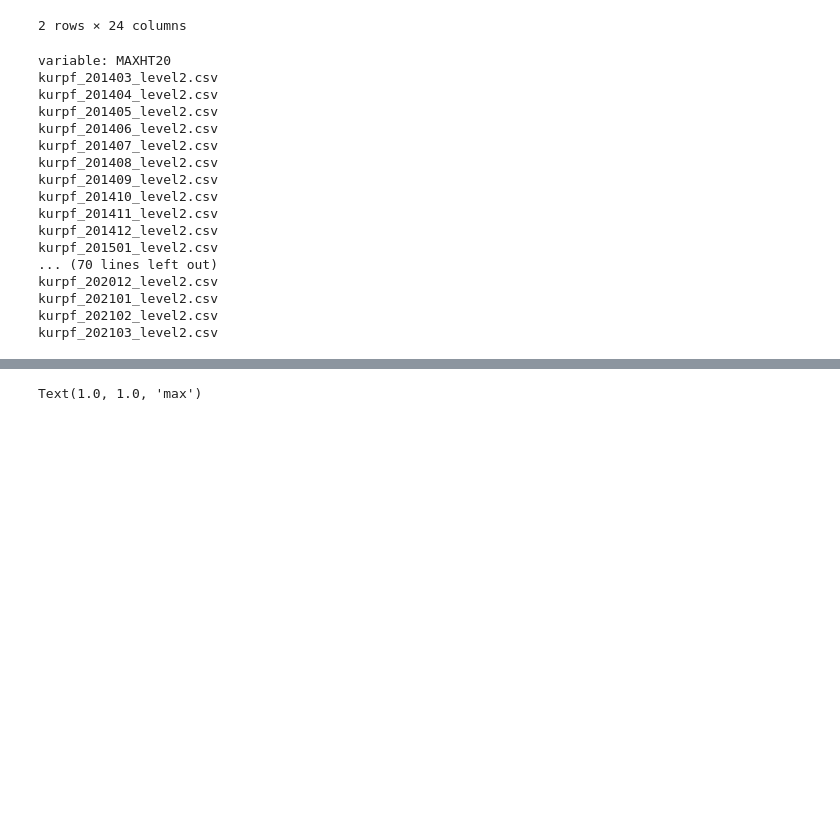
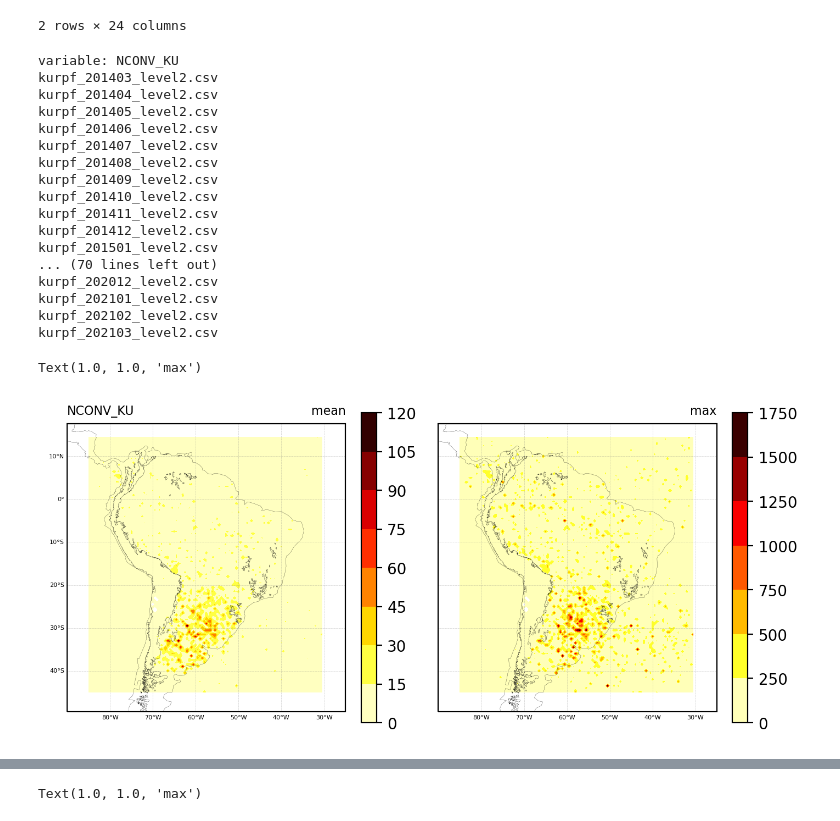
Before and after one commit to mhacarthur/PF_processing, a Jupyter notebook: jupyter/grid_PF_extract.ipynb, the cells around one changed output, grey strips where cells are left out. Saved outputs shown, nothing was run; the diff lists cells and outputs as text; code cells hidden in the pictures; blank space fills up the shorter version.

Commit message:
IMPORTANT extract PF info for a grid

```diff
--- a/jupyter/grid_test.ipynb
+++ b/jupyter/grid_PF_extract.ipynb
@@ -103,8 +103,8 @@ data_tmp.head(2)
 # var = 'MAXHT40'
 # var_name = 'MAXHT40_GT_10km'
 
-var = 'MAXHT20'
-var_name = 'MAXHT20_GT_10km'
+# var = 'MAXHT20'
+# var_name = 'MAXHT20_GT_10km'
 
 # var = 'NPIXELS_20MM'
 # var_name = 'NPIXELS_GT_20MM'
@@ -112,8 +112,8 @@ var_name = 'MAXHT20_GT_10km'
 # var = 'NPIXELS_30MM'
 # var_name = 'NPIXELS_GT_30MM'
 
-# var = 'NCONV_KU'
-# var_name = 'NCONV'
+var = 'NCONV_KU'
+var_name = 'NCONV'
 
 # var = 'MIN85PCT'
 # var_name = 'MIN85PCT_LT_225K'
@@ -145,6 +145,7 @@ for t in range(len_files):
     print(name_out)
 
     data = pd.read_csv(file_in)
+    # data_cut = data[(data['NPIXELS_30MM']!=0)&(data[var]<225)]
     data_cut = data[data[var]!=0]
 
     PF_GPD = gpd.GeoDataFrame(data=data_cut[var],geometry=gpd.points_from_xy(data_cut['lon'],data_cut['lat'], crs="EPSG:4326"))
@@ -153,14 +154,13 @@ for t in range(len_files):
     test = wells_cell.groupby(['index_right'], as_index=False).mean()
 
     bay_area_grid = cell.merge(test, on = 'index', how = "left")
-    bay_area_grid[var] = bay_area_grid[var].fillna(0)
-    # bay_area_grid[var] = bay_area_grid[var].astype(int)
+    # bay_area_grid[var] = bay_area_grid[var].fillna(0)
 
     data_out = bay_area_grid[var].values.reshape(nlon, nlat).T
 
     pf_count[t,:,:] = data_out
 # %% [output]
-variable: MAXHT20
+variable: NCONV_KU
 kurpf_201403_level2.csv
 kurpf_201404_level2.csv
 kurpf_201405_level2.csv
@@ -179,0 +230,53 @@ kurpf_202103_level2.csv
+# %%
+linewidth_limit = 0.5
+
+# cmap reds
+cmap = plt.get_cmap('hot_r')
+
+proj = ccrs.PlateCarree()
+
+fig = plt.figure(figsize=(8,8),dpi=200)
+gs = gridspec.GridSpec(1,2)
+
+#=====================================================================================================
+ax1 = plt.subplot(gs[0, 0], projection = proj)
+ax1.coastlines(linestyle='-',linewidth=0.1,color='black',zorder=4)
+ax1.add_geometries(andes,proj,edgecolor='k',facecolor='None',linestyle='-',linewidth=0.1,zorder=5)
+ax1.set_extent([-90,-25,-45,15])
+
+gl = ax1.gridlines(crs=proj,draw_labels=True,linewidth=0.2,color='gray',alpha=0.5,linestyle='--')
+gl.top_labels = False
+gl.bottom_labels = True
+gl.left_labels = True
+gl.right_labels = False
+gl.xlabel_style = {'size': 4, 'color': 'k'}
+gl.ylabel_style = {'size': 4, 'color': 'k'}
+
+# a1 = ax1.scatter(data_cut['lon'],data_cut['lat'],s=data_cut[var]/data_cut[var].max(),c=data_cut[var],alpha=1,vmin=1,vmax=22,cmap=cmap)
+a1 = ax1.contourf(lon2d, lat2d, np.nanmean(pf_count,axis=0),levels=None,cmap=cmap)
+plt.colorbar(a1,fraction=0.05,ticks=None)
+
+ax1.set_title(var,fontsize=8,loc='left')
+ax1.set_title('mean',fontsize=8,loc='right')
+
+#=====================================================================================================
+ax1 = plt.subplot(gs[0, 1], projection = proj)
+ax1.coastlines(linestyle='-',linewidth=0.1,color='black',zorder=4)
+ax1.add_geometries(andes,proj,edgecolor='k',facecolor='None',linestyle='-',linewidth=0.1,zorder=5)
+ax1.set_extent([-90,-25,-45,15])
+
+gl = ax1.gridlines(crs=proj,draw_labels=True,linewidth=0.2,color='gray',alpha=0.5,linestyle='--')
+gl.top_labels = False
+gl.bottom_labels = True
+gl.left_labels = False
+gl.right_labels = False
+gl.xlabel_style = {'size': 4, 'color': 'k'}
+gl.ylabel_style = {'size': 4, 'color': 'k'}
+
+a1 = ax1.contourf(lon2d, lat2d, np.nanmax(pf_count,axis=0),levels=None,cmap=cmap)
+plt.colorbar(a1,fraction=0.05,ticks=None)
+
+ax1.set_title('max',fontsize=8,loc='right')
+# %% [output]
+Text(1.0, 1.0, 'max')
+[figure, added]
```
Also changed, not shown: parts of 2 cells of this notebook.
